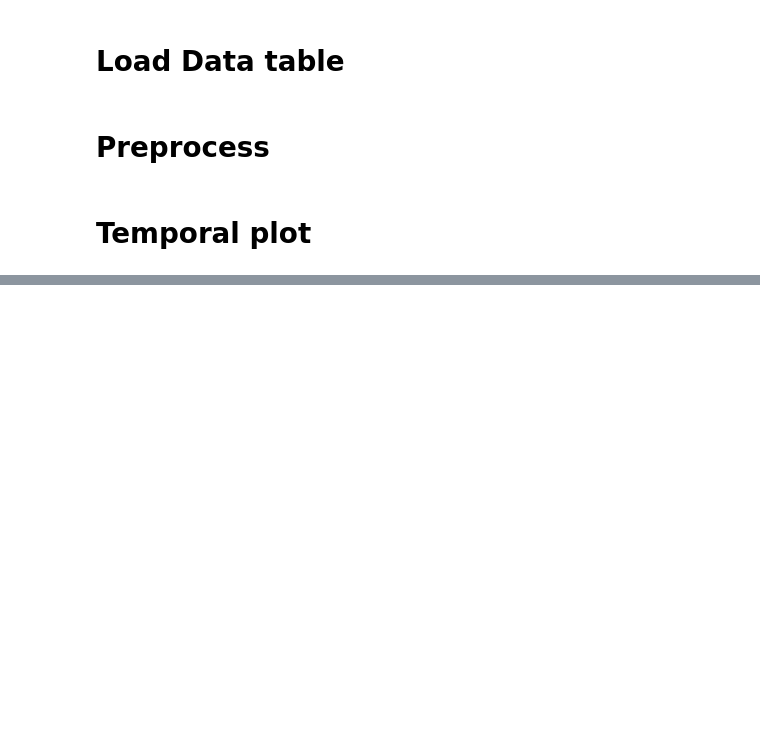
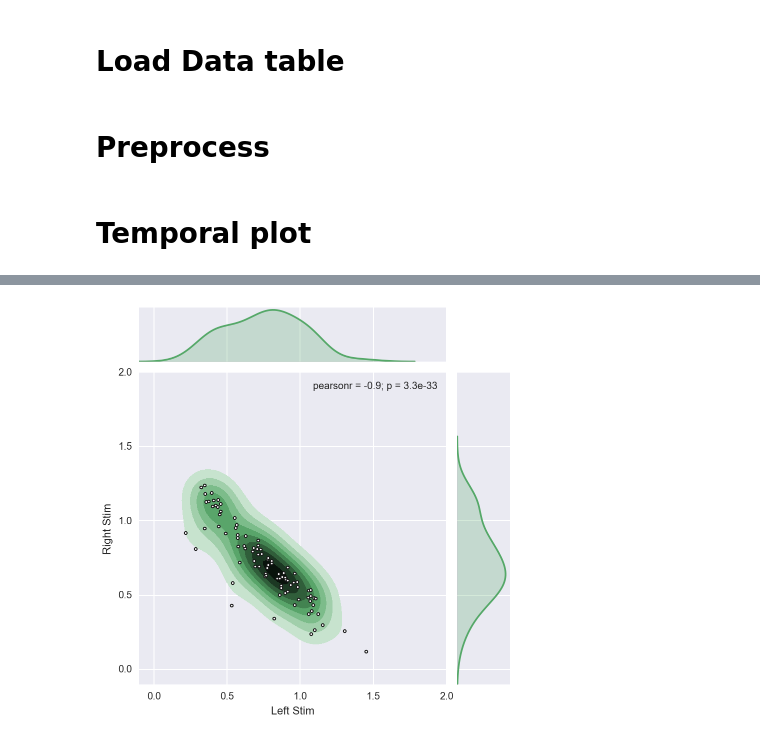
Before and after one commit to junpenglao/SAFV, a Jupyter notebook: BasicPlotting.ipynb, the cells around one changed output, grey strips where cells are left out. Drawn from its saved outputs; the diff is of its cells as text; code cells hidden in the pictures; blank space fills up the shorter version.

```diff
--- a/BasicPlotting.ipynb
+++ b/BasicPlotting.ipynb
@@ -91,0 +99,21 @@ plt.show()
+# %%
+label1 = "Left Stim"
+label2 = "Right Stim"
+
+# Descriptive result
+sns.set(color_codes=True)
+datmp = np.zeros((ntrial, 2))
+datmp[:,0]=leftdur
+datmp[:,1]=rightdur
+
+df = pd.DataFrame(datmp,columns=["x", "y"])
+
+# sns.jointplot(x="x", y="y", data=df);
+
+g = sns.jointplot(x="x", y="y", data=df, kind="kde", color="g", xlim=(-.1,timemax), ylim=(-.1,timemax))
+g.plot_joint(plt.scatter, c="w", s=30, linewidth=1, marker=".")
+g.ax_joint.collections[0].set_alpha(0)
+g.set_axis_labels(label1, label2);
+plt.show()
+# %% [output]
+[figure, added]
```
Also changed, not shown: parts of 3 cells of this notebook, 1 other file.
